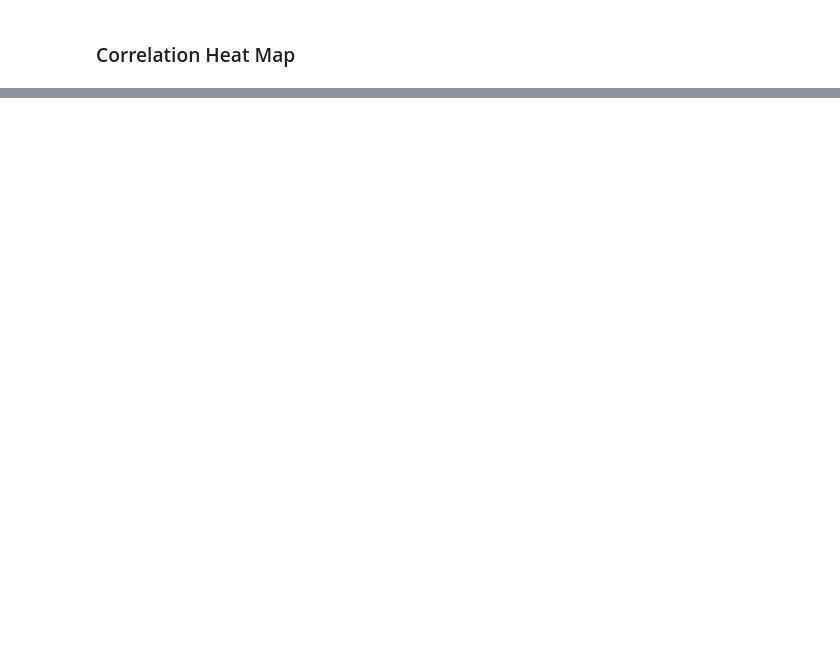
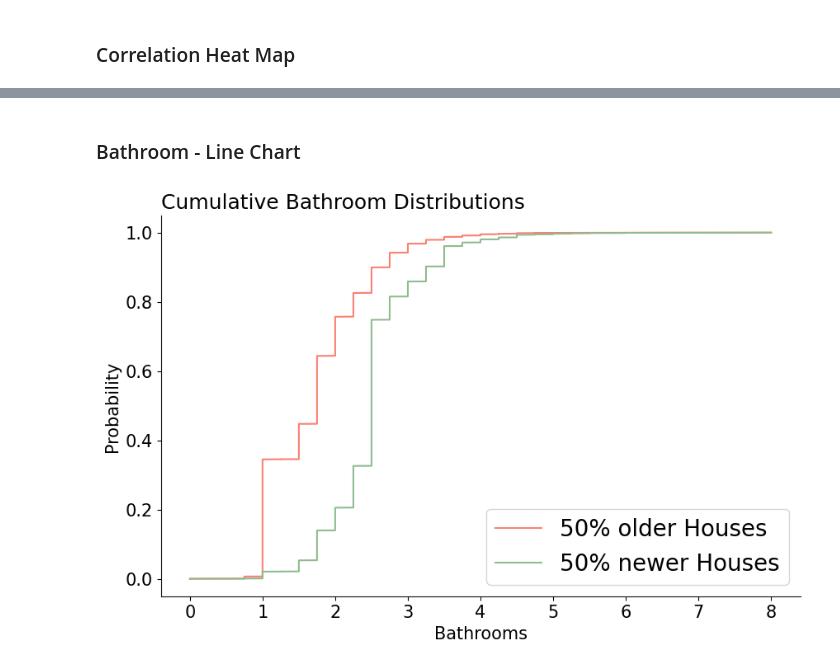
Before and after one commit to simonroebers/House_Sale_Prices, a Jupyter notebook: 1_EDA.ipynb, the cells around one changed output, grey strips where cells are left out. Saved outputs shown, nothing was run; the diff lists cells and outputs as text; code cells hidden in the pictures; blank space fills up the shorter version.

```diff
--- a/1_EDA.ipynb
+++ b/1_EDA.ipynb
@@ -157,0 +192,26 @@ plt.show()
+# %% [markdown]
+### Bathroom - Line Chart
+# %%
+oldHousesSorted = np.sort(df[df['yr_built'] < df['yr_built'].median()]['bathrooms'])
+pOld = 1. * np.arange(len(oldHousesSorted)) / (len(oldHousesSorted) - 1)
+newHousesSorted = np.sort(df[df['yr_built'] >= df['yr_built'].median()]['bathrooms'])
+pNew = 1. * np.arange(len(newHousesSorted)) / (len(newHousesSorted) - 1)
+
+fig, ax = plt.subplots(figsize =(10, 6))
+plt.title('Cumulative Bathroom Distributions', loc='left')
+plt.xlabel('Bathrooms')
+plt.ylabel('Probability')
+plt.rc('font', size=20)
+
+ax.plot(oldHousesSorted, pOld, color="salmon")
+ax.plot(newHousesSorted, pNew, color='darkseagreen')
+ax.spines.right.set_visible(False)
+ax.spines.top.set_visible(False)
+ax.yaxis.set_ticks_position('left')
+ax.xaxis.set_ticks_position('bottom')
+
+labels = ['50% older Houses','50% newer Houses']
+plt.legend(labels, loc='lower right')
+plt.show()
+# %% [output]
+[figure, added]
```
Also changed, not shown: parts of 15 cells of this notebook.
